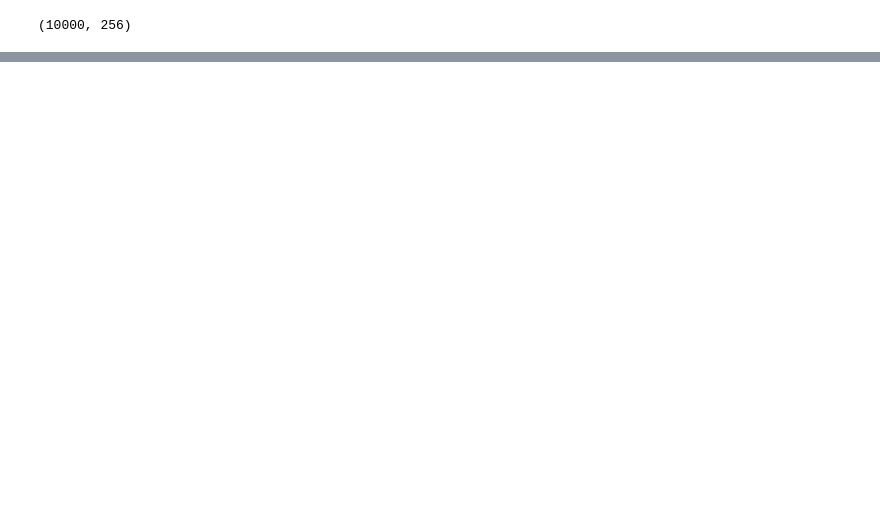
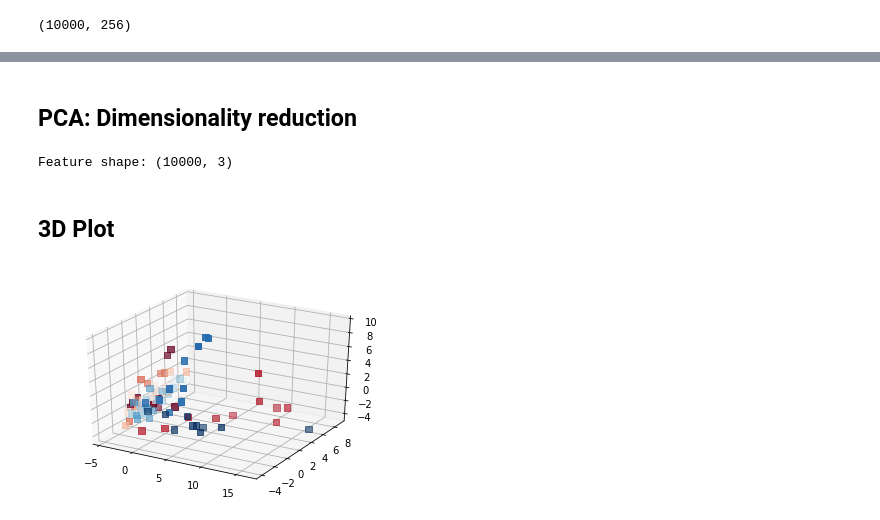
Before and after one commit to nicoperetti/DL-workshopUCC, a Jupyter notebook: Clustering.ipynb, the cells around one changed output, grey strips where cells are left out. Saved outputs shown, nothing was run; the diff lists cells and outputs as text; code cells hidden in the pictures; blank space fills up the shorter version.

```diff
--- a/Clustering.ipynb
+++ b/Clustering.ipynb
@@ -126,5 +133,6 @@ _________________________________________________________________
 # %%
 feats = model.predict(X_test)
 print(feats.shape)
+Y_test = Y_test.reshape(1,-1)[0]
 # %% [output]
 (10000, 256)
@@ -159,4 +139,28 @@ axarr[1,2].imshow(X_test[13])
-# %%
-from sklearn.neighbors import KNeighborsClassifier
-neigh = KNeighborsClassifier(n_neighbors=3)
-neigh.fit(feats, Y_test)
+# %% [markdown]
+## PCA: Dimensionality reduction
+# %%
+pca = PCA(n_components=3)
+feats = pca.fit_transform(feats)
+print("Feature shape: {}".format(feats.shape))
+# %% [output]
+Feature shape: (10000, 3)
+# %%
+nb_examples = 10
+f = []
+l = []
+for cat in range(10):
+    idx = np.where(Y_test==cat)[0][:nb_examples]
+    for ii in range(nb_examples):
+        l.append(cat)
+        f.append(feats[idx][ii])
+f = np.array(f)
+l = np.array(l)
+# %% [markdown]
+## 3D Plot
+# %%
+fig = plt.figure()
+ax = fig.add_subplot(111, projection="3d")
+ax.scatter(f[:,0], f[:,1], f[:,2], marker="s", c=l, s=40, cmap="RdBu")
+plt.show()
+# %% [output]
+[figure, added]
```
Also changed, not shown: parts of 12 cells of this notebook, 4 other files.
